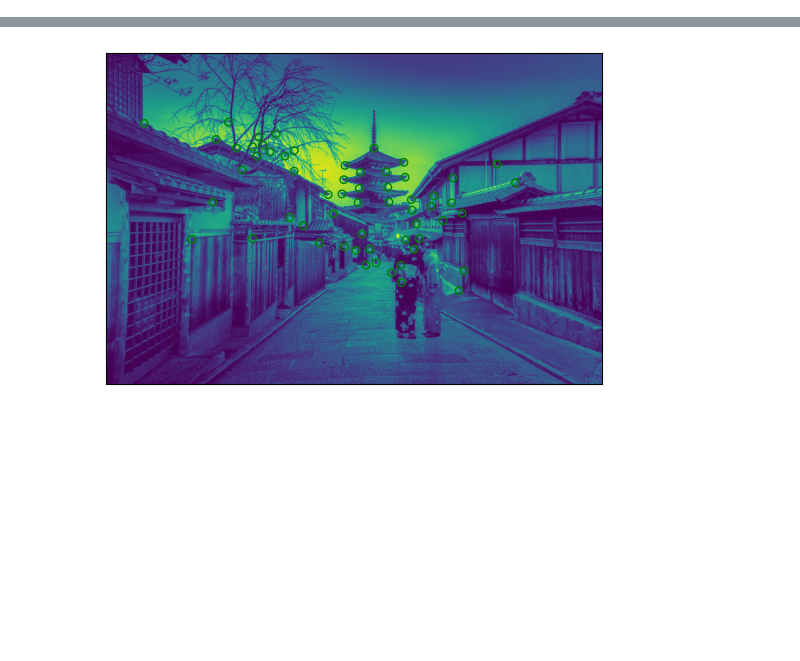
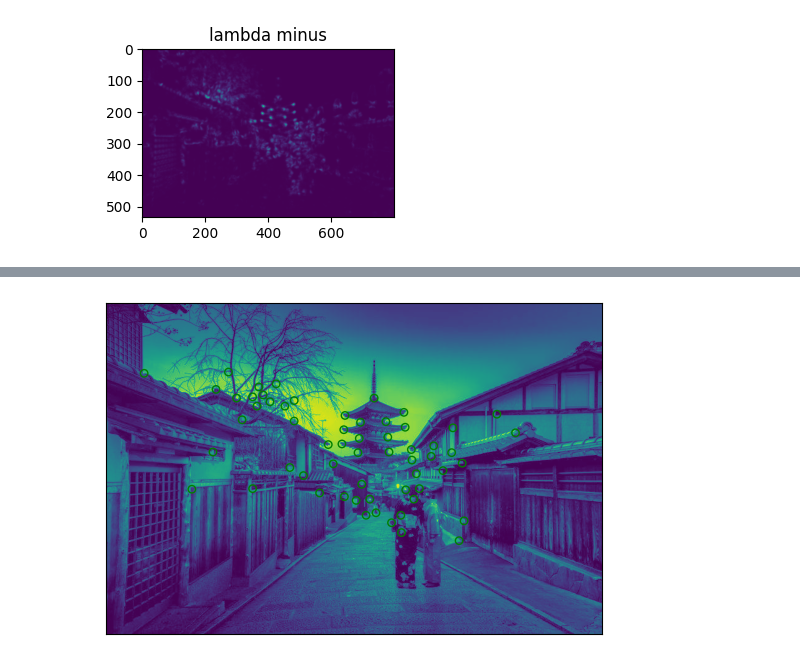
Before and after one commit to OdysseasDrys/Computer-Vision, a Jupyter notebook: lab1_2 .ipynb, the cells around one changed output, grey strips where cells are left out. Drawn from its saved outputs; the diff is of its cells as text; code cells hidden in the pictures; blank space fills up the shorter version.

```diff
--- a/lab1_2 .ipynb
+++ b/lab1_2 .ipynb
@@ -87,3 +134,29 @@ def CornerDetect (I, sigma, r, k, theta_corn):
     final_points = np.column_stack((y_indices,x_indices, np.full_like(y_indices, sigma)))
 
     return(final_points)
+# %%
+I= np.float32(kyoto)
+
+Is = Gaussian(I, sigma)
+
+Ix, Iy = np.gradient(Is)
+
+Ix2 = np.square(Ix)
+Ixy = Ix * Iy
+Iy2 = np.square(Iy)
+
+j1= Gaussian(Ix2, r)
+j2= Gaussian(Ixy, r)
+j3= Gaussian(Iy2, r)
+
+
+lambda_plus = 1 / 2 * (j1 + j3 + np.sqrt((j1 - j3) ** 2 + 4 * j2 ** 2))
+lambda_minus = 1 / 2 * (j1 + j3 - np.sqrt((j1 - j3) ** 2 + 4 * j2 ** 2))
+
+
+plt.subplot(2,1,2)
+plt.imshow(lambda_minus)
+plt.title('lambda minus')
+plt.savefig('lambda_minus.jpg')
+# %% [output]
+[figure, added]
```
Also changed, not shown: parts of 6 cells of this notebook, 2 other files.
